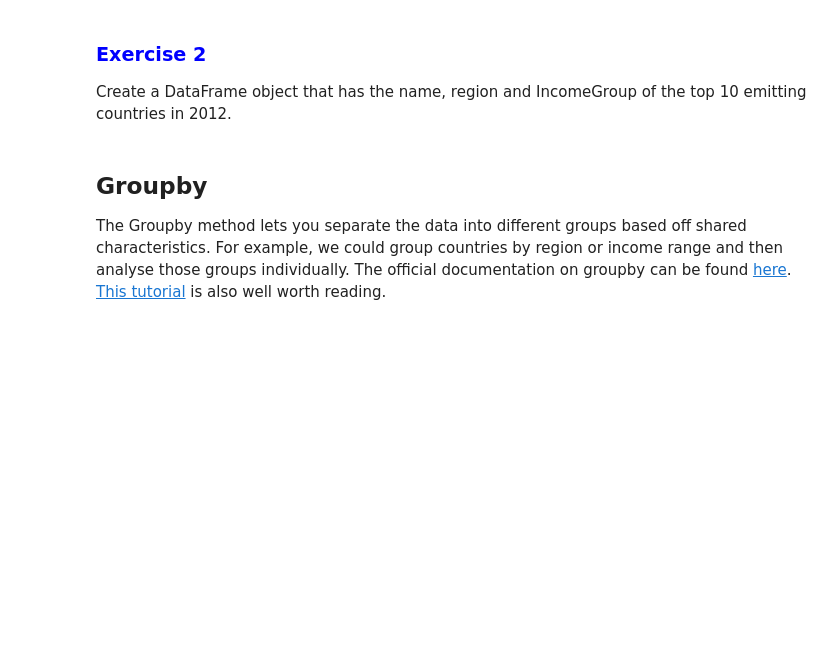
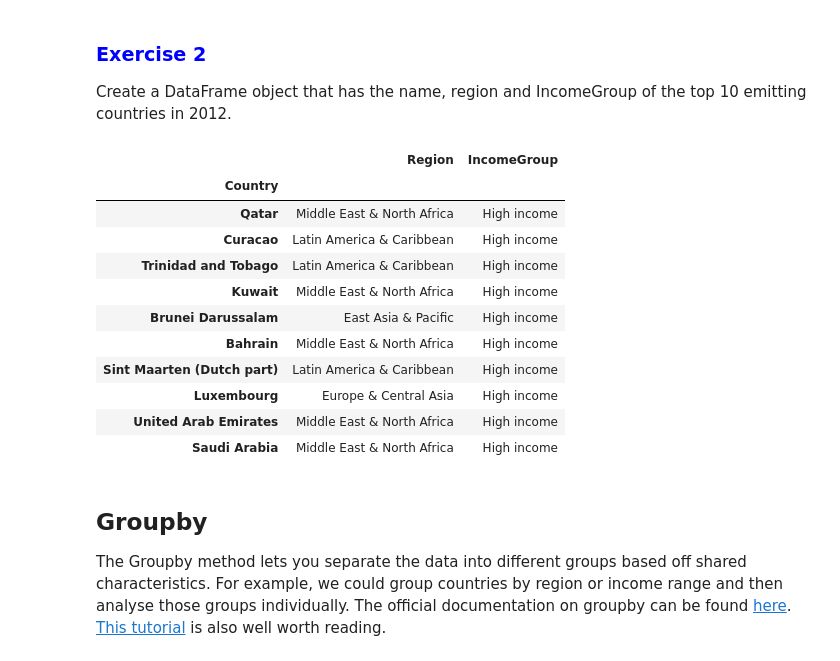
Before and after one commit to rlch/COMP20008-workshops, a Jupyter notebook: week-1/2021S1-workshop-week1-lab.ipynb, the cells around one changed output. Cells and saved outputs as stored; diff of their text form; code cells hidden in the pictures; blank space fills up the shorter version.

```diff
--- a/week-1/2021S1-workshop-week1-lab.ipynb
+++ b/week-1/2021S1-workshop-week1-lab.ipynb
@@ -429,6 +496,26 @@ emission.loc[:,['Country','1990']]
 ### <span style="color:blue"> Exercise 2 </span>
 
 Create a DataFrame object that has the name, region and IncomeGroup of the top 10 emitting countries in 2012.
+# %%
+if 'Country' in countries.columns:
+    countries.set_index('Country', inplace=True)
+# %%
+top10Countries = emission.sort_values(by='2012', ascending=False).head(10)['Country']
+top10 = countries.loc[top10Countries, :]
+top10
+# %% [output]
+|  | Region | IncomeGroup |
+| Country |  |  |
+| Qatar | Middle East & North Africa | High income |
+| Curacao | Latin America & Caribbean | High income |
+| Trinidad and Tobago | Latin America & Caribbean | High income |
+| Kuwait | Middle East & North Africa | High income |
+| Brunei Darussalam | East Asia & Pacific | High income |
+| Bahrain | Middle East & North Africa | High income |
+| Sint Maarten (Dutch part) | Latin America & Caribbean | High income |
+| Luxembourg | Europe & Central Asia | High income |
+| United Arab Emirates | Middle East & North Africa | High income |
+| Saudi Arabia | Middle East & North Africa | High income |
 # %% [markdown]
 ## Groupby
 The Groupby method lets you separate the data into different groups based off shared characteristics.  For example, we could group countries by region or income range and then analyse those groups individually.  The official documentation on groupby can be found [here](https://pandas.pydata.org/pandas-docs/stable/user_guide/groupby.html).  [This tutorial](https://www.marsja.se/python-pandas-groupby-tutorial-examples/) is also well worth reading.
```
Also changed, not shown: parts of 8 cells of this notebook.
